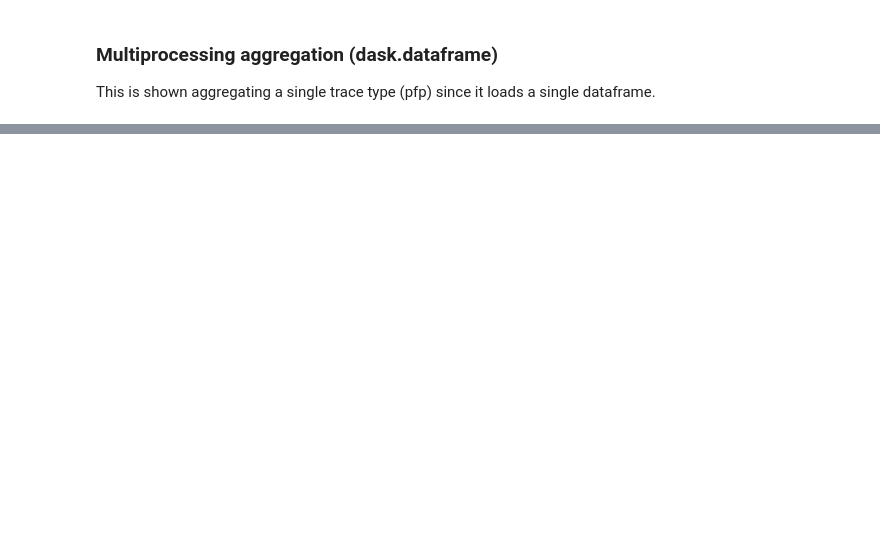
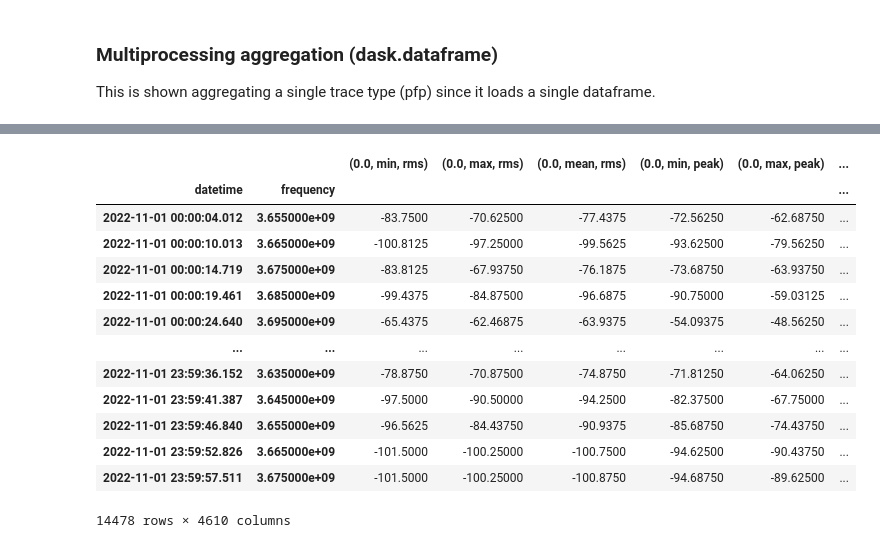
Before and after one commit to usnistgov/nasctn-sea-ingest, a Jupyter notebook: demos/forensic_plots.ipynb, the cells around one changed output, grey strips where cells are left out. Saved outputs shown, nothing was run; the diff lists cells and outputs as text; code cells hidden in the pictures; blank space fills up the shorter version.

Commit message:
rearchitect to focus on dask.delayed and dask.dataframe and not dask.bag

```diff
--- a/demos/forensic_plots.ipynb
+++ b/demos/forensic_plots.ipynb
@@ -287,3 +288,29 @@ fig, ax = plt.subplots(figsize=(11,3))
+# %%
+pfp = trace(day, 'pfp')
+psd = trace(day, 'psd')
+
+pd.concat(
+    [pfp.unstack(level=pfp.index.names[2:]),
+     psd.unstack(level=psd.index.names[2:]),
+    ],
+    # keys=['pfp','psd'],
+    axis=1
+)
+# %% [output]
+|  |  | (0.0, min, rms) | (0.0, max, rms) | (0.0, mean, rms) | (0.0, min, peak) | (0.0, max, peak) | ... |
+| datetime | frequency |  |  |  |  |  | ... |
+| 2022-11-01 00:00:04.012 | 3.655000e+09 | -83.7500 | -70.62500 | -77.4375 | -72.56250 | -62.68750 | ... |
+| 2022-11-01 00:00:10.013 | 3.665000e+09 | -100.8125 | -97.25000 | -99.5625 | -93.62500 | -79.56250 | ... |
+| 2022-11-01 00:00:14.719 | 3.675000e+09 | -83.8125 | -67.93750 | -76.1875 | -73.68750 | -63.93750 | ... |
+| 2022-11-01 00:00:19.461 | 3.685000e+09 | -99.4375 | -84.87500 | -96.6875 | -90.75000 | -59.03125 | ... |
+| 2022-11-01 00:00:24.640 | 3.695000e+09 | -65.4375 | -62.46875 | -63.9375 | -54.09375 | -48.56250 | ... |
+| ... | ... | ... | ... | ... | ... | ... | ... |
+| 2022-11-01 23:59:36.152 | 3.635000e+09 | -78.8750 | -70.87500 | -74.8750 | -71.81250 | -64.06250 | ... |
+| 2022-11-01 23:59:41.387 | 3.645000e+09 | -97.5000 | -90.50000 | -94.2500 | -82.37500 | -67.75000 | ... |
+| 2022-11-01 23:59:46.840 | 3.655000e+09 | -96.5625 | -84.43750 | -90.9375 | -85.68750 | -74.43750 | ... |
+| 2022-11-01 23:59:52.826 | 3.665000e+09 | -101.5000 | -100.25000 | -100.7500 | -94.62500 | -90.43750 | ... |
+| 2022-11-01 23:59:57.511 | 3.675000e+09 | -101.5000 | -100.25000 | -100.8750 | -94.68750 | -89.62500 | ... |
+14478 rows × 4610 columns
 # %%
 detail_trace_targets = {'a': '2022-11-01 11:26', 'b': '2022-11-01 11:30', 'c': '2022-11-01 11:33'}
 mid_span = slice('2022-11-01 11:20:00','2022-11-01 11:35:00')
```
Also changed, not shown: parts of 6 cells of this notebook, 8 other files.
